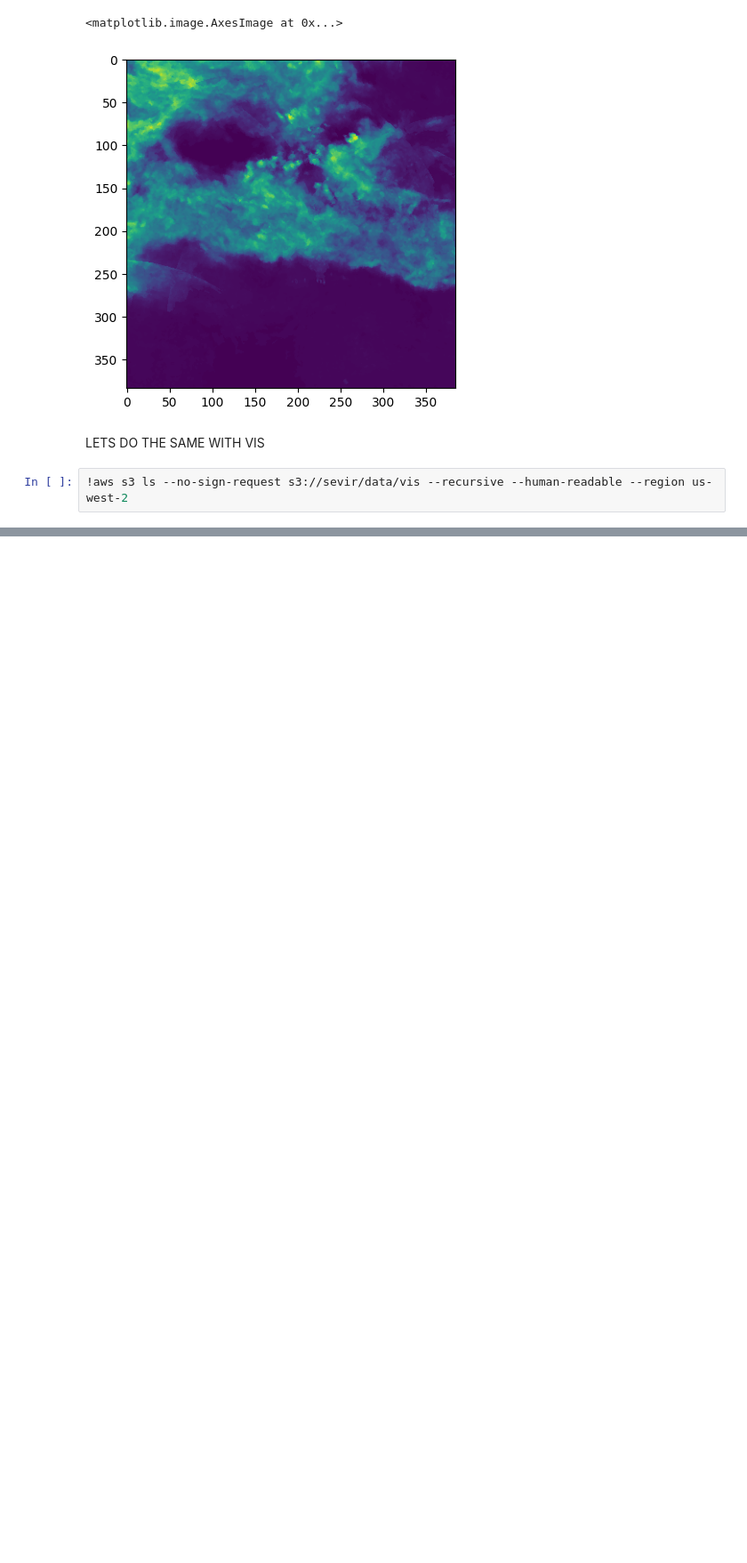
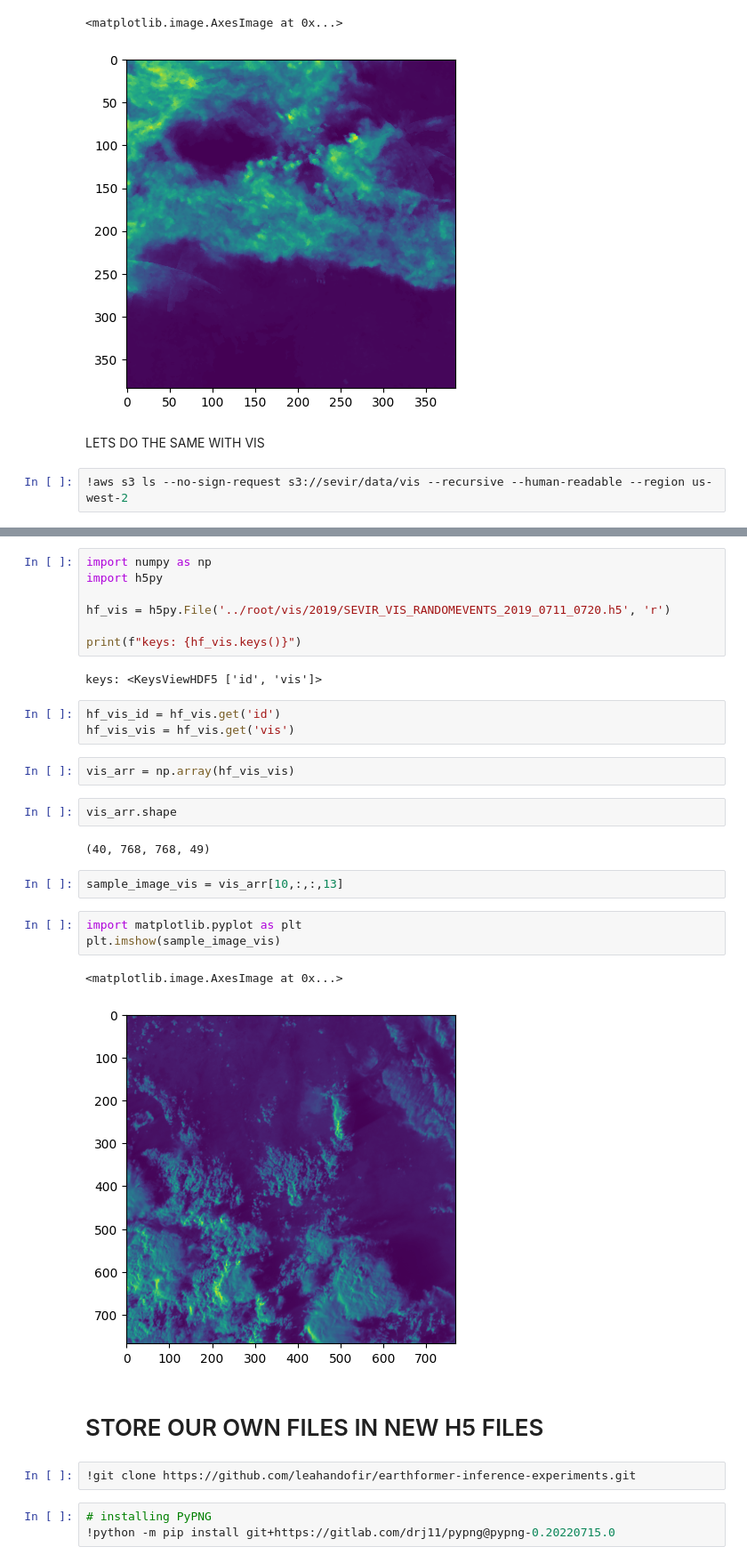
Before and after one commit to leahandofir/earthformer-inference-experiments, a Jupyter notebook: google_colab_experiments/working_with_h5_files.ipynb, the cells around one changed output, grey strips where cells are left out. Shown at 89% size. Drawn from its saved outputs; the diff is of its cells as text; blank space fills up the shorter version.

```diff
--- a/google_colab_experiments/working_with_h5_files.ipynb
+++ b/google_colab_experiments/working_with_h5_files.ipynb
@@ -43,0 +68,33 @@ LETS DO THE SAME WITH VIS
+# %%
+import numpy as np
+import h5py
+
+hf_vis = h5py.File('../root/vis/2019/SEVIR_VIS_RANDOMEVENTS_2019_0711_0720.h5', 'r')
+
+print(f"keys: {hf_vis.keys()}")
+# %% [output]
+keys: <KeysViewHDF5 ['id', 'vis']>
+# %%
+hf_vis_id = hf_vis.get('id')
+hf_vis_vis = hf_vis.get('vis')
+# %%
+vis_arr = np.array(hf_vis_vis)
+# %%
+vis_arr.shape
+# %% [output]
+(40, 768, 768, 49)
+# %%
+sample_image_vis = vis_arr[10,:,:,13]
+# %%
+import matplotlib.pyplot as plt
+plt.imshow(sample_image_vis)
+# %% [output]
+<matplotlib.image.AxesImage at 0x...>
+[figure, added]
+# %% [markdown]
+# STORE OUR OWN FILES IN NEW H5 FILES
+# %%
+!git clone https://github.com/leahandofir/earthformer-inference-experiments.git
+# %%
+# installing PyPNG
+!python -m pip install git+https://gitlab.com/drj11/pypng@pypng-0.20220715.0
```
Also changed, not shown: parts of 34 cells of this notebook.
